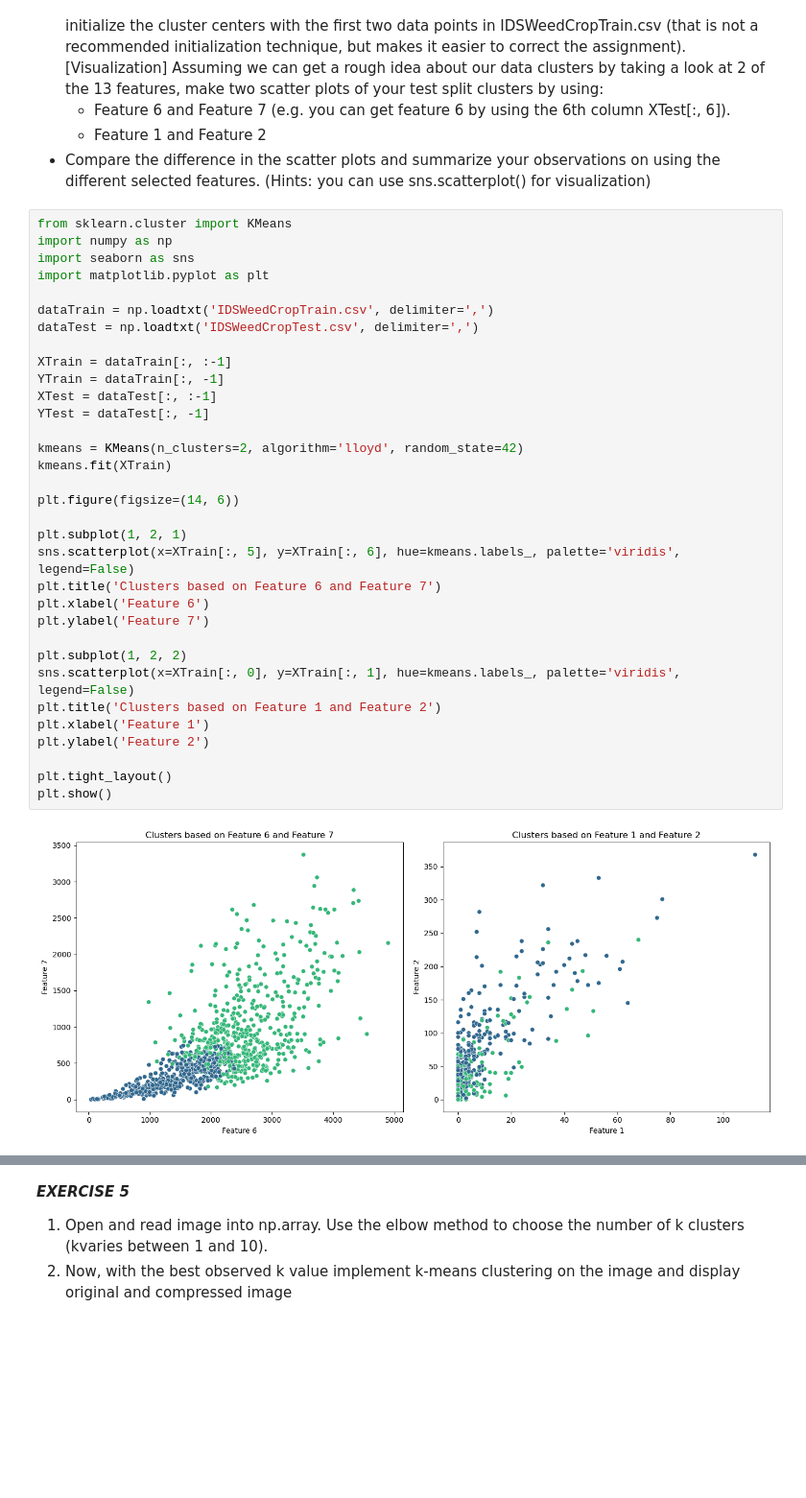
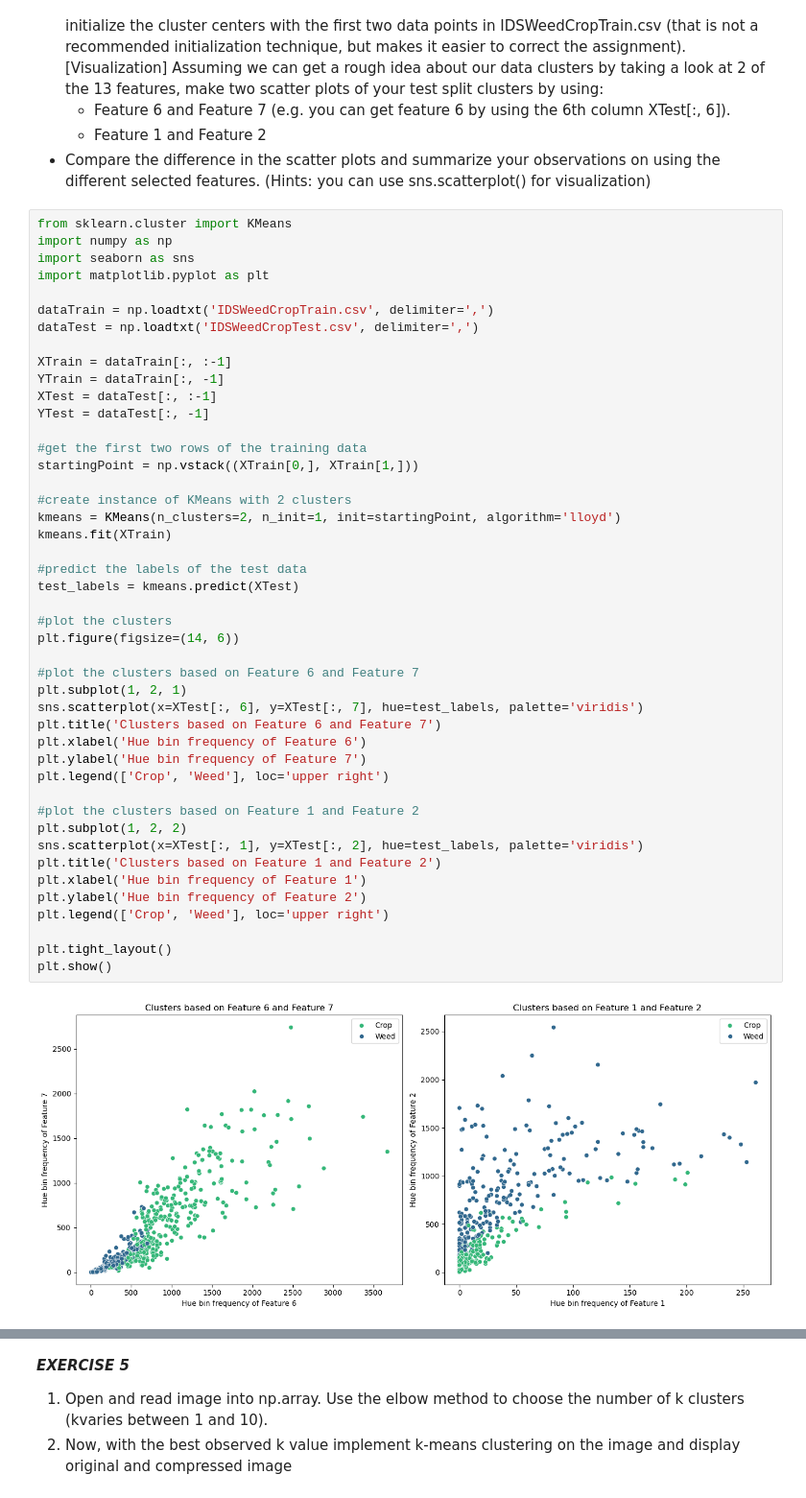
Before and after one commit to hjv300/IDS, a Jupyter notebook: assignment3/jesús.rabanal-álvarez.ipynb, the cells around one changed output, grey strips where cells are left out. Shown at 96% size. Drawn from its saved outputs; the diff is of its cells as text; blank space fills up the shorter version.

```diff
--- a/assignment3/jesús.rabanal-álvarez.ipynb
+++ b/assignment3/jesús.rabanal-álvarez.ipynb
@@ -64,35 +64,47 @@ selected features. (Hints: you can use sns.scatterplot() for visualization)
 # %%
 from sklearn.cluster import KMeans
 import numpy as np
 import seaborn as sns
 import matplotlib.pyplot as plt
 
 dataTrain = np.loadtxt('IDSWeedCropTrain.csv', delimiter=',')
 dataTest = np.loadtxt('IDSWeedCropTest.csv', delimiter=',')
 
 XTrain = dataTrain[:, :-1]
 YTrain = dataTrain[:, -1]
 XTest = dataTest[:, :-1]
 YTest = dataTest[:, -1]
 
-kmeans = KMeans(n_clusters=2, algorithm='lloyd', random_state=42)
+#get the first two rows of the training data
+startingPoint = np.vstack((XTrain[0,], XTrain[1,]))
+
+#create instance of KMeans with 2 clusters
+kmeans = KMeans(n_clusters=2, n_init=1, init=startingPoint, algorithm='lloyd')
 kmeans.fit(XTrain)
 
+#predict the labels of the test data
+test_labels = kmeans.predict(XTest)
+
+#plot the clusters
 plt.figure(figsize=(14, 6))
 
+#plot the clusters based on Feature 6 and Feature 7
 plt.subplot(1, 2, 1)
-sns.scatterplot(x=XTrain[:, 5], y=XTrain[:, 6], hue=kmeans.labels_, palette='viridis', legend=False)
+sns.scatterplot(x=XTest[:, 6], y=XTest[:, 7], hue=test_labels, palette='viridis')
 plt.title('Clusters based on Feature 6 and Feature 7')
-plt.xlabel('Feature 6')
-plt.ylabel('Feature 7')
+plt.xlabel('Hue bin frequency of Feature 6')
+plt.ylabel('Hue bin frequency of Feature 7')
+plt.legend(['Crop', 'Weed'], loc='upper right')
 
+#plot the clusters based on Feature 1 and Feature 2
 plt.subplot(1, 2, 2)
-sns.scatterplot(x=XTrain[:, 0], y=XTrain[:, 1], hue=kmeans.labels_, palette='viridis', legend=False)
+sns.scatterplot(x=XTest[:, 1], y=XTest[:, 2], hue=test_labels, palette='viridis')
 plt.title('Clusters based on Feature 1 and Feature 2')
-plt.xlabel('Feature 1')
-plt.ylabel('Feature 2')
+plt.xlabel('Hue bin frequency of Feature 1')
+plt.ylabel('Hue bin frequency of Feature 2')
+plt.legend(['Crop', 'Weed'], loc='upper right')
 
 plt.tight_layout()
 plt.show()
 # %% [output]
-[figure, old version]
+[figure, new version]
```
Also changed, not shown: parts of 6 cells of this notebook.
